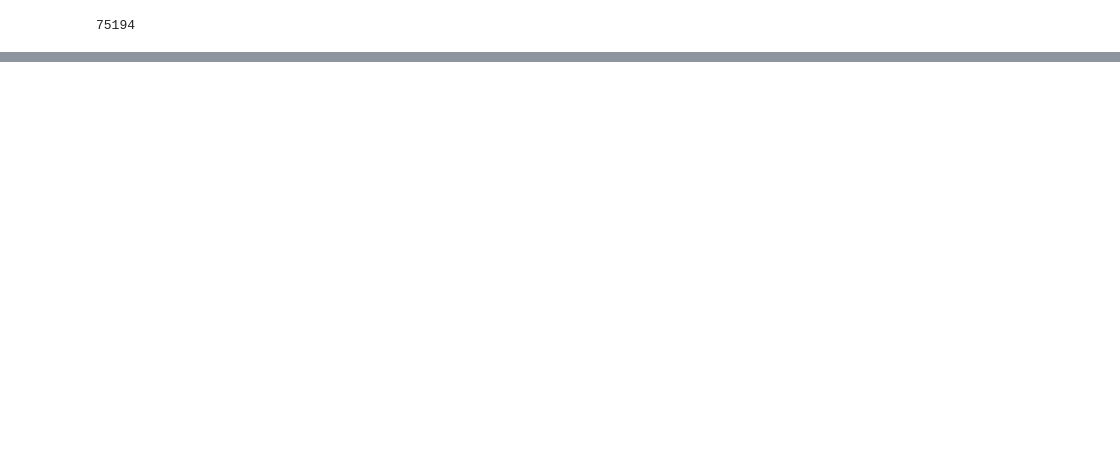
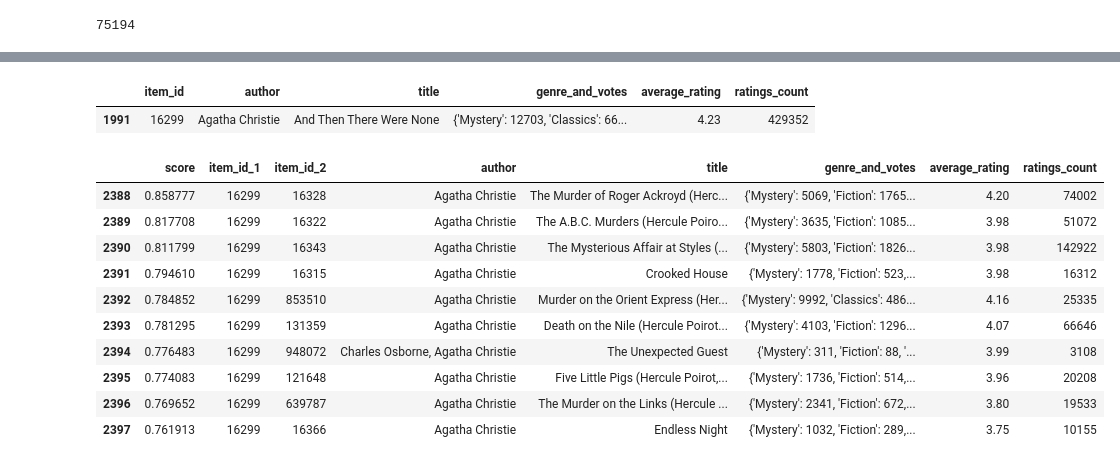
Before and after one commit to Yaroslav-Kn/mle-recsys-start, a Jupyter notebook: main_offline.ipynb, the cells around one changed output, grey strips where cells are left out. Cells and saved outputs as stored; diff of their text form; code cells hidden in the pictures; blank space fills up the shorter version.

```diff
--- a/main_offline.ipynb
+++ b/main_offline.ipynb
@@ -1303,0 +1304,32 @@ rating_std       0.989237
+# %%
+# получим энкодированные идентификаторы всех объектов, известных нам из events_train
+train_item_ids_enc = events_train['item_id_enc'].unique()
+
+max_similar_items = 10
+
+# получаем списки похожих объектов, используя ранее полученную ALS-модель
+# метод similar_items возвращает и сам объект, как наиболее похожий
+# этот объект мы позже отфильтруем, но сейчас запросим на 1 больше
+similar_items = als_model.similar_items(train_item_ids_enc, N=max_similar_items+1)
+
+# преобразуем полученные списки в табличный формат
+sim_item_item_ids_enc = similar_items[0]
+sim_item_scores = similar_items[1]
+
+similar_items = pd.DataFrame({
+    "item_id_enc": np.array([[ind for _ in range(max_similar_items + 1)] for ind in train_item_ids_enc]).flatten(),
+    "sim_item_id_enc": np.array(sim_item_item_ids_enc.tolist()).flatten(),
+    "score": np.array(sim_item_scores.tolist()).flatten()})
+
+# приводим типы данных
+similar_items["sim_item_id_enc"] = similar_items["sim_item_id_enc"].astype("int")
+similar_items["score"] = similar_items["score"].astype("float")
+
+# получаем изначальные идентификаторы
+item_decod = {row[0]: row[1] for row in zip(events_train['item_id_enc'].tolist(), events_train['item_id'].tolist())}
+similar_items["item_id_1"] = similar_items['item_id_enc'].map(item_decod)
+similar_items["item_id_2"] = similar_items['sim_item_id_enc'].map(item_decod)
+similar_items = similar_items.drop(columns=["item_id_enc", "sim_item_id_enc"])
+
+# убираем пары с одинаковыми объектами
+similar_items = similar_items.query("item_id_1 != item_id_2")
@@ -1303,0 +1352,27 @@ rating_std       0.989237
+# %%
+def print_sim_items(item_id, similar_items):
+
+    item_columns_to_use = ["item_id", "author", "title", "genre_and_votes", "average_rating", "ratings_count"]
+
+    item_id_1 = items.query("item_id == @item_id")[item_columns_to_use]
+    display(item_id_1)
+
+    si = similar_items.query("item_id_1 == @item_id")
+    si = si.merge(items[item_columns_to_use].set_index("item_id"), left_on="item_id_2", right_index=True)
+    display(si)
+# %%
+print_sim_items(16299, similar_items)
+# %% [output]
+|  | item_id | author | title | genre_and_votes | average_rating | ratings_count |
+| 1991 | 16299 | Agatha Christie | And Then There Were None | {'Mystery': 12703, 'Classics': 66... | 4.23 | 429352 |
+|  | score | item_id_1 | item_id_2 | author | title | genre_and_votes | average_rating | ratings_count |
+| 2388 | 0.858777 | 16299 | 16328 | Agatha Christie | The Murder of Roger Ackroyd (Herc... | {'Mystery': 5069, 'Fiction': 1765... | 4.20 | 74002 |
+| 2389 | 0.817708 | 16299 | 16322 | Agatha Christie | The A.B.C. Murders (Hercule Poiro... | {'Mystery': 3635, 'Fiction': 1085... | 3.98 | 51072 |
+| 2390 | 0.811799 | 16299 | 16343 | Agatha Christie | The Mysterious Affair at Styles (... | {'Mystery': 5803, 'Fiction': 1826... | 3.98 | 142922 |
+| 2391 | 0.794610 | 16299 | 16315 | Agatha Christie | Crooked House | {'Mystery': 1778, 'Fiction': 523,... | 3.98 | 16312 |
+| 2392 | 0.784852 | 16299 | 853510 | Agatha Christie | Murder on the Orient Express (Her... | {'Mystery': 9992, 'Classics': 486... | 4.16 | 25335 |
+| 2393 | 0.781295 | 16299 | 131359 | Agatha Christie | Death on the Nile (Hercule Poirot... | {'Mystery': 4103, 'Fiction': 1296... | 4.07 | 66646 |
+| 2394 | 0.776483 | 16299 | 948072 | Charles Osborne, Agatha Christie | The Unexpected Guest | {'Mystery': 311, 'Fiction': 88, '... | 3.99 | 3108 |
+| 2395 | 0.774083 | 16299 | 121648 | Agatha Christie | Five Little Pigs (Hercule Poirot,... | {'Mystery': 1736, 'Fiction': 514,... | 3.96 | 20208 |
+| 2396 | 0.769652 | 16299 | 639787 | Agatha Christie | The Murder on the Links (Hercule ... | {'Mystery': 2341, 'Fiction': 672,... | 3.80 | 19533 |
+| 2397 | 0.761913 | 16299 | 16366 | Agatha Christie | Endless Night | {'Mystery': 1032, 'Fiction': 289,... | 3.75 | 10155 |
```
Also changed, not shown: parts of 8 cells of this notebook, 20 other files.
